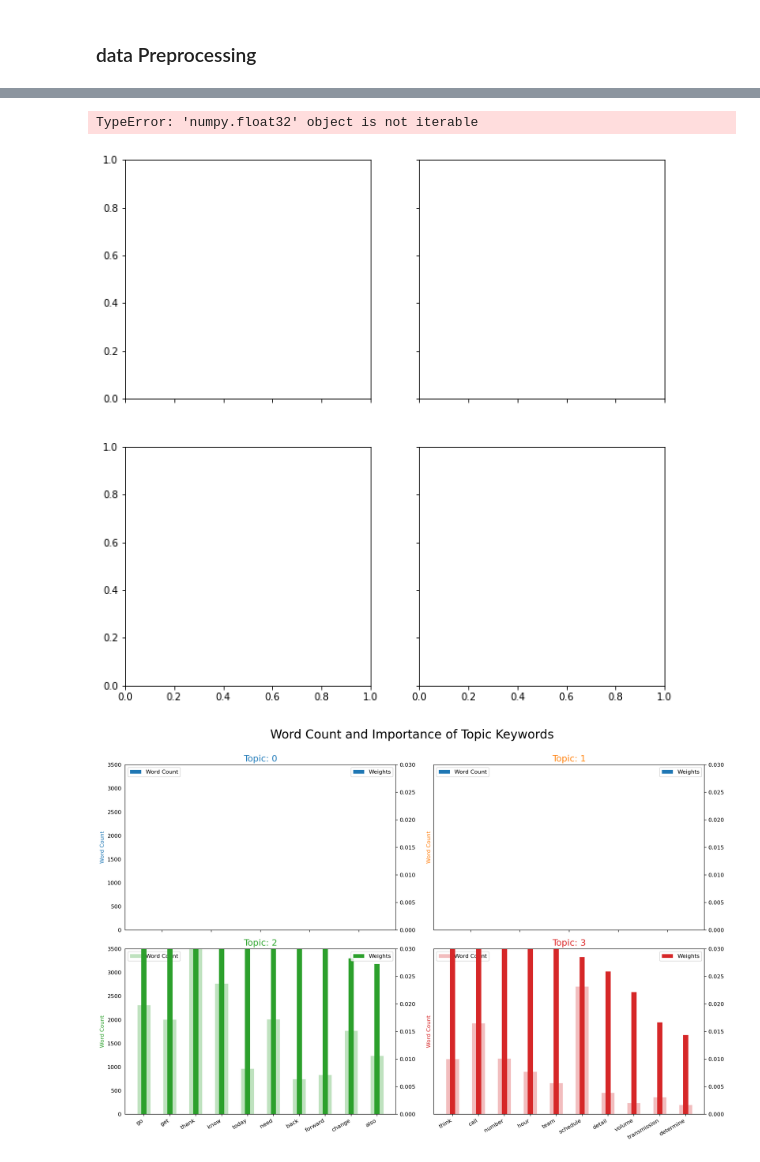
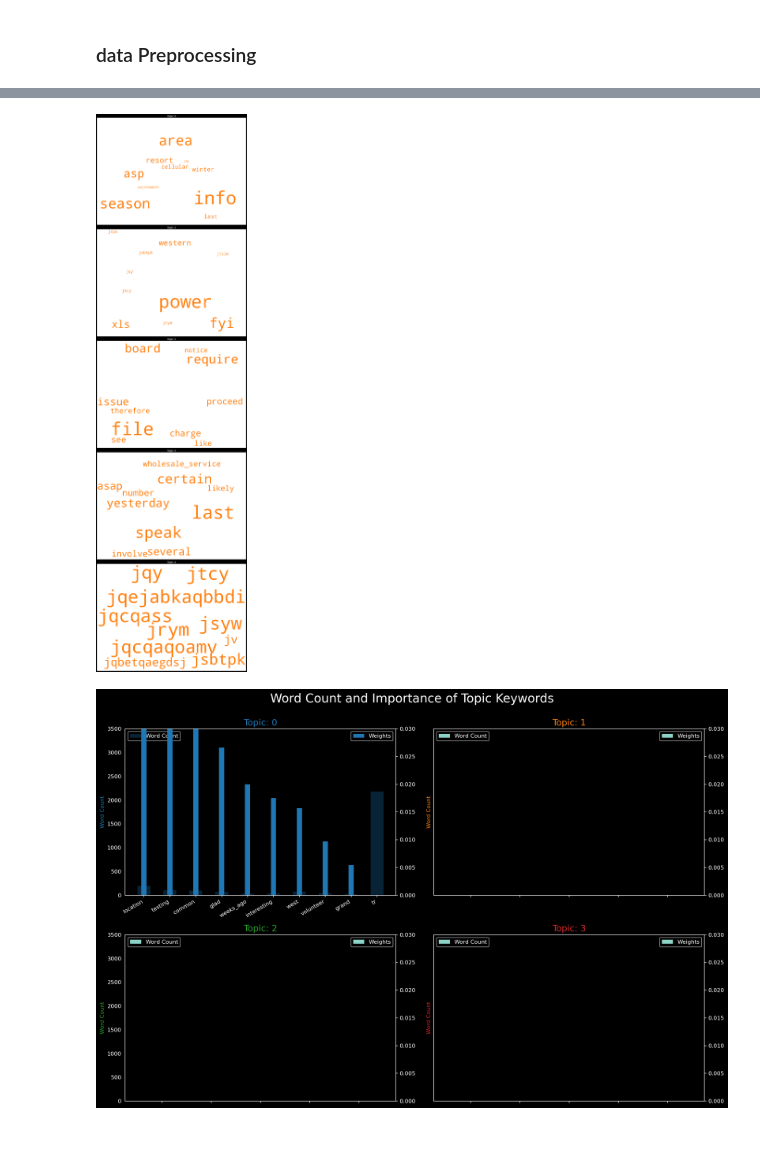
Before and after one commit to rnadanadia/Clustering_Enron, a Jupyter notebook: assets/Data_processing.ipynb, the cells around one changed output, grey strips where cells are left out. Saved outputs shown, nothing was run; the diff lists cells and outputs as text; code cells hidden in the pictures.

```diff
--- a/assets/Data_processing.ipynb
+++ b/assets/Data_processing.ipynb
@@ -1,7 +1,7 @@
 # %%
 import pandas as pd
 # %%
-df = pd.read_csv("/home/anjali/Becode_projects/Clustering_Enron/emails.csv",sep =";", nrows = 10000)
+df = pd.read_csv("../data/emails.csv",sep =";", nrows = 10000)
 df
 # %% [output]
 |  | from | to | cc | subject | date | body |
@@ -102,5 +102,8 @@ import nltk
 nltk.download('stopwords')
 from nltk.corpus import stopwords
 stop_words = stopwords.words('english')
-stop_words.extend(['from', 'subject', 're', 'edu', 'use'])
+stop_words.extend(['from', 'subject', 're', 'edu', 'use''ect', 'hou', 'com', 'recipient', 'sent', 'enron', 'cc', 'subject',\
+                                         'forwarded', 'corp', 'said', 'attached', 'ect',\
+                                         'recipient', 'email', 'original', 'doc', 'pm', 'mail', 'message', 'new'\
+                                         'enronxgate', 'na', 'year'])
 # %% [output]
@@ -160,12 +166,13 @@ corpus = [id2word.doc2bow(text) for text in texts]
 # Build LDA model
 lda_model = gensim.models.ldamodel.LdaModel(corpus=corpus,
                                            id2word=id2word,
-                                           num_topics=20,
+                                           num_topics=200,
                                            random_state=100,
-                                           update_every=1,
+                                           update_every=0,
                                            chunksize=100,
                                            passes=10,
-                                           alpha='auto',
-                                           per_word_topics=True)
+                                           alpha='symmetric',
+                                           per_word_topics=True,
+                                           minimum_phi_value=0.1)
 # %%
 
@@ -253,38 +279,39 @@ from matplotlib import pyplot as plt
 from wordcloud import WordCloud, STOPWORDS
 import matplotlib.colors as mcolors
 
 cols = [color for name, color in mcolors.TABLEAU_COLORS.items()]  # more colors: 'mcolors.XKCD_COLORS'
 
 cloud = WordCloud(stopwords=stop_words,
                   background_color='white',
                   width=2500,
                   height=1800,
                   max_words=10,
                   colormap='tab10',
-                  color_func=lambda *args, **kwargs: cols[i],
+                  color_func=lambda *args, **kwargs: cols[1],
                   prefer_horizontal=1.0)
 
-topics = lda_model.show_topic(topicid=10)
+num_topics=len(df_dominant_topic['Dominant_Topic'].value_counts())
+topics = lda_model.show_topics(formatted=False, num_topics=num_topics)
 
-fig, axes = plt.subplots(2, 2, figsize=(10,10), sharex=True, sharey=True)
+fig, axes = plt.subplots(5, 1, figsize=(50,50), sharex=True, sharey=True)
+
 
 for i, ax in enumerate(axes.flatten()):
     fig.add_subplot(ax)
     topic_words = dict(topics[i][1])
     cloud.generate_from_frequencies(topic_words, max_font_size=300)
     plt.gca().imshow(cloud)
     plt.gca().set_title('Topic ' + str(i), fontdict=dict(size=16))
     plt.gca().axis('off')
 
 
 plt.subplots_adjust(wspace=0, hspace=0)
 plt.axis('off')
 plt.margins(x=0, y=0)
 plt.tight_layout()
 plt.show()
 # %% [output]
-TypeError: 'numpy.float32' object is not iterable
-[figure, old version]
+[figure, new version]
 # %%
 from collections import Counter
 topics = lda_model.show_topics(formatted=False)
@@ -316,7 +343,7 @@ fig.tight_layout(w_pad=2)
 fig.suptitle('Word Count and Importance of Topic Keywords', fontsize=22, y=1.05)
 plt.show()
 # %% [output]
-[figure, old version]
+[figure, new version]
 # %%
 # def compute_coherence_values(dictionary, corpus, texts, limit, start=2, step=3):
 #     """
```
Also changed, not shown: parts of 15 cells of this notebook, 1 other file.
